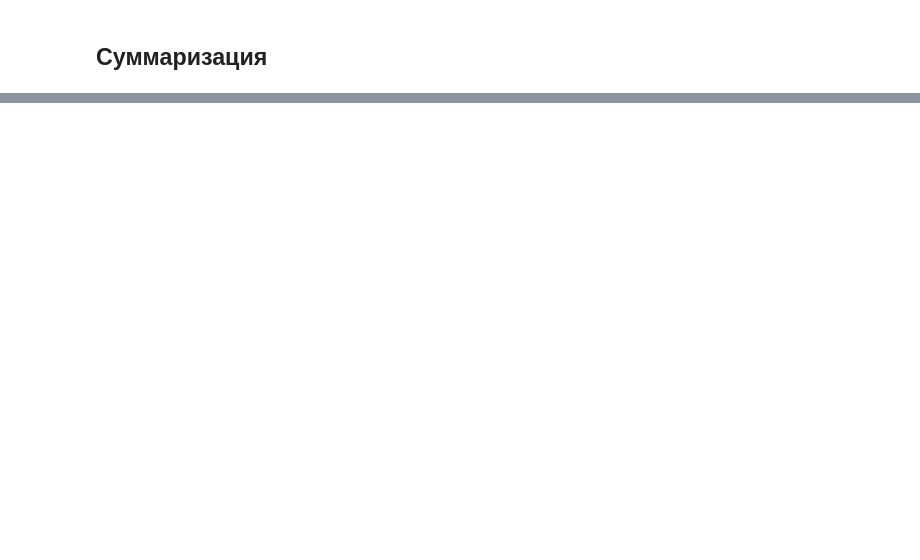
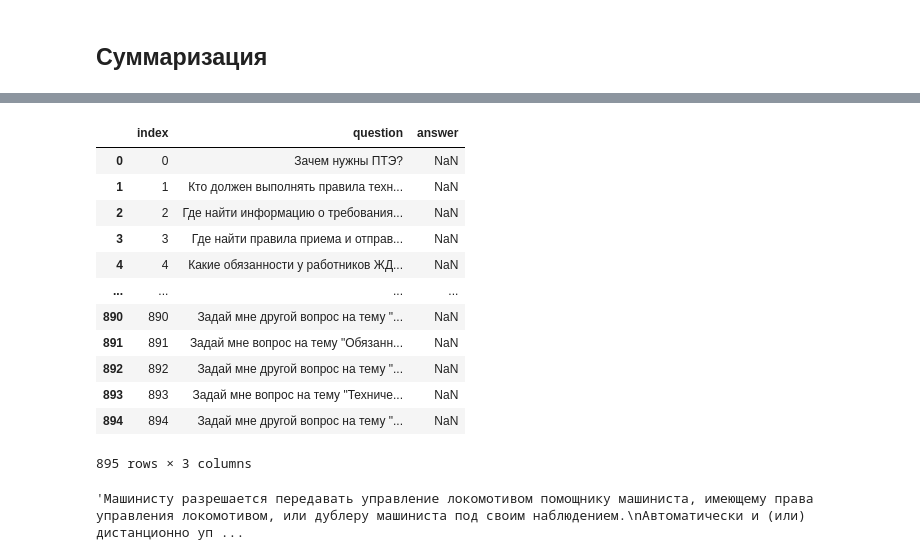
Before and after one commit to ZotovNikita/Classification_reporters, a Jupyter notebook: nlp/semantic_search.ipynb, the cells around one changed output, grey strips where cells are left out. Saved outputs shown, nothing was run; the diff lists cells and outputs as text; code cells hidden in the pictures; blank space fills up the shorter version.

```diff
--- a/nlp/semantic_search.ipynb
+++ b/nlp/semantic_search.ipynb
@@ -261,0 +264,17 @@ summarization(article_text, tokenizer_sum, model_sum)
+# %%
+data = pd.read_excel('Questions_list.xlsx')
+data
+# %% [output]
+|  | index | question | answer |
+| 0 | 0 | Зачем нужны ПТЭ? | NaN |
+| 1 | 1 | Кто должен выполнять правила техн... | NaN |
+| 2 | 2 | Где найти информацию о требования... | NaN |
+| 3 | 3 | Где найти правила приема и отправ... | NaN |
+| 4 | 4 | Какие обязанности у работников ЖД... | NaN |
+| ... | ... | ... | ... |
+| 890 | 890 | Задай мне другой вопрос на тему "... | NaN |
+| 891 | 891 | Задай мне вопрос на тему "Обязанн... | NaN |
+| 892 | 892 | Задай мне другой вопрос на тему "... | NaN |
+| 893 | 893 | Задай мне вопрос на тему "Техниче... | NaN |
+| 894 | 894 | Задай мне другой вопрос на тему "... | NaN |
+895 rows × 3 columns
@@ -261,0 +285,4 @@ summarization(article_text, tokenizer_sum, model_sum)
+# %%
+find_sentences('Задай мне вопрос на тему "Техническая эксплуатация железнодорожного подвижного состава".', id2text, id2vec, tokenizer, model)
+# %% [output]
+'Машинисту разрешается передавать управление локомотивом помощнику машиниста, имеющему права управления локомотивом, или дублеру машиниста под своим наблюдением.\nАвтоматически и (или) дистанционно уп ...
```
Also changed, not shown: parts of 8 cells of this notebook, 3 other files.
